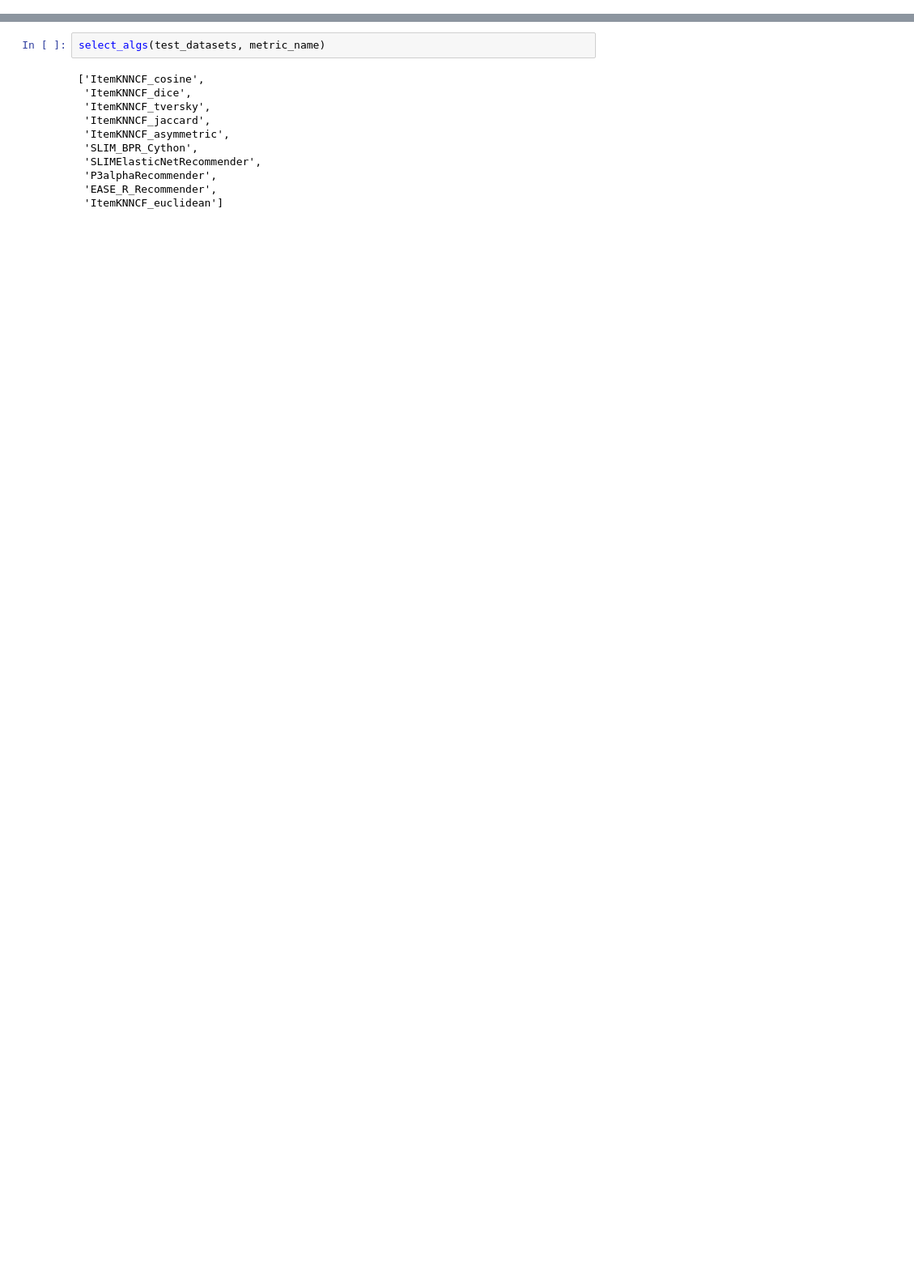
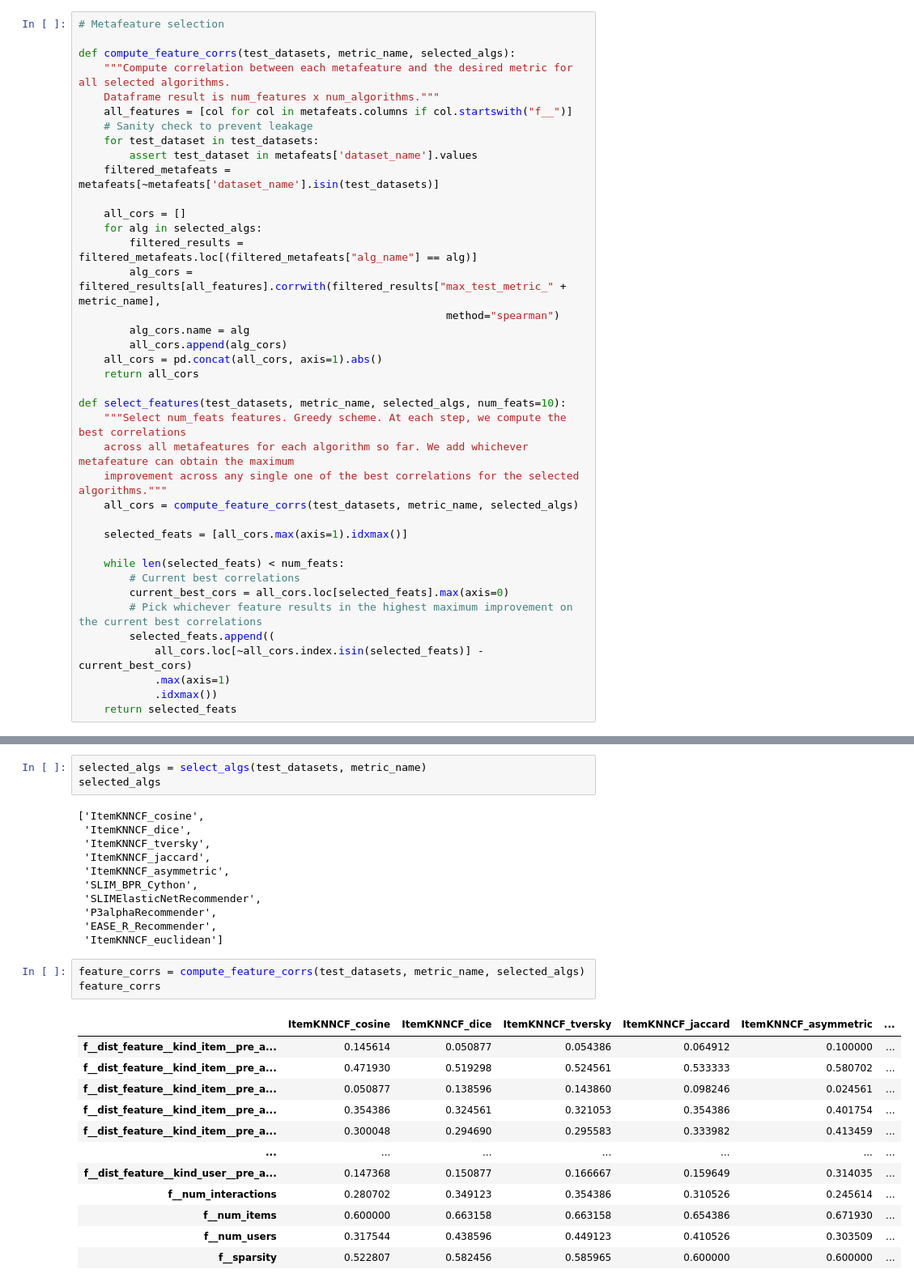
Before and after one commit to naszilla/reczilla, a Jupyter notebook: notebooks/alg_feature_selection.ipynb, the cells around one changed output, grey strips where cells are left out. Shown at 81% size. Drawn from its saved outputs; the diff is of its cells as text; blank space fills up the shorter version.

```diff
--- a/notebooks/alg_selection.ipynb
+++ b/notebooks/alg_feature_selection.ipynb
@@ -42,3 +70,42 @@ def select_algs(test_datasets, metric_name, num_algs = 10):
+# %%
+# Metafeature selection
+
+def compute_feature_corrs(test_datasets, metric_name, selected_algs):
+    """Compute correlation between each metafeature and the desired metric for all selected algorithms.
+    Dataframe result is num_features x num_algorithms."""
+    all_features = [col for col in metafeats.columns if col.startswith("f__")]
+    # Sanity check to prevent leakage
+    for test_dataset in test_datasets:
+        assert test_dataset in metafeats['dataset_name'].values
+    filtered_metafeats = metafeats[~metafeats['dataset_name'].isin(test_datasets)]
+
+    all_cors = []
+    for alg in selected_algs:
+        filtered_results = filtered_metafeats.loc[(filtered_metafeats["alg_name"] == alg)]
+        alg_cors = filtered_results[all_features].corrwith(filtered_results["max_test_metric_" + metric_name],
+                                                          method="spearman")
+        alg_cors.name = alg
+        all_cors.append(alg_cors)
+    all_cors = pd.concat(all_cors, axis=1).abs()
+    return all_cors
+
+def select_features(test_datasets, metric_name, selected_algs, num_feats=10):
+    """Select num_feats features. Greedy scheme. At each step, we compute the best correlations
+    across all metafeatures for each algorithm so far. We add whichever metafeature can obtain the maximum
+    improvement across any single one of the best correlations for the selected algorithms."""
+    all_cors = compute_feature_corrs(test_datasets, metric_name, selected_algs)
+
+    selected_feats = [all_cors.max(axis=1).idxmax()]
+
+    while len(selected_feats) < num_feats:
+        # Current best correlations
+        current_best_cors = all_cors.loc[selected_feats].max(axis=0)
+        # Pick whichever feature results in the highest maximum improvement on the current best correlations
+        selected_feats.append((
+            all_cors.loc[~all_cors.index.isin(selected_feats)] - current_best_cors)
+            .max(axis=1)
+            .idxmax())
+    return selected_feats
 # %%
 # Assume some split
 test_datasets = ["AnimeReader", "CiaoDVDReader"]
@@ -68,7 +134,8 @@ ranked_algs
 | Mult_VAE_RecommenderWrapper | NaN | NaN | NaN | 12.0 | 12.0 | NaN | ... |
 | SlopeOne | NaN | NaN | NaN | 25.0 | 24.0 | NaN | ... |
 # %%
-select_algs(test_datasets, metric_name)
+selected_algs = select_algs(test_datasets, metric_name)
+selected_algs
 # %% [output]
 ['ItemKNNCF_cosine',
  'ItemKNNCF_dice',
@@ -80,3 +147,19 @@ select_algs(test_datasets, metric_name)
  'P3alphaRecommender',
  'EASE_R_Recommender',
  'ItemKNNCF_euclidean']
+# %%
+feature_corrs = compute_feature_corrs(test_datasets, metric_name, selected_algs)
+feature_corrs
+# %% [output]
+|  | ItemKNNCF_cosine | ItemKNNCF_dice | ItemKNNCF_tversky | ItemKNNCF_jaccard | ItemKNNCF_asymmetric | ... |
+| f__dist_feature__kind_item__pre_a... | 0.145614 | 0.050877 | 0.054386 | 0.064912 | 0.100000 | ... |
+| f__dist_feature__kind_item__pre_a... | 0.471930 | 0.519298 | 0.524561 | 0.533333 | 0.580702 | ... |
+| f__dist_feature__kind_item__pre_a... | 0.050877 | 0.138596 | 0.143860 | 0.098246 | 0.024561 | ... |
+| f__dist_feature__kind_item__pre_a... | 0.354386 | 0.324561 | 0.321053 | 0.354386 | 0.401754 | ... |
+| f__dist_feature__kind_item__pre_a... | 0.300048 | 0.294690 | 0.295583 | 0.333982 | 0.413459 | ... |
+| ... | ... | ... | ... | ... | ... | ... |
+| f__dist_feature__kind_user__pre_a... | 0.147368 | 0.150877 | 0.166667 | 0.159649 | 0.314035 | ... |
+| f__num_interactions | 0.280702 | 0.349123 | 0.354386 | 0.310526 | 0.245614 | ... |
+| f__num_items | 0.600000 | 0.663158 | 0.663158 | 0.654386 | 0.671930 | ... |
+| f__num_users | 0.317544 | 0.438596 | 0.449123 | 0.410526 | 0.303509 | ... |
+| f__sparsity | 0.522807 | 0.582456 | 0.585965 | 0.600000 | 0.600000 | ... |
```
Also changed, not shown: parts of 8 cells of this notebook.
